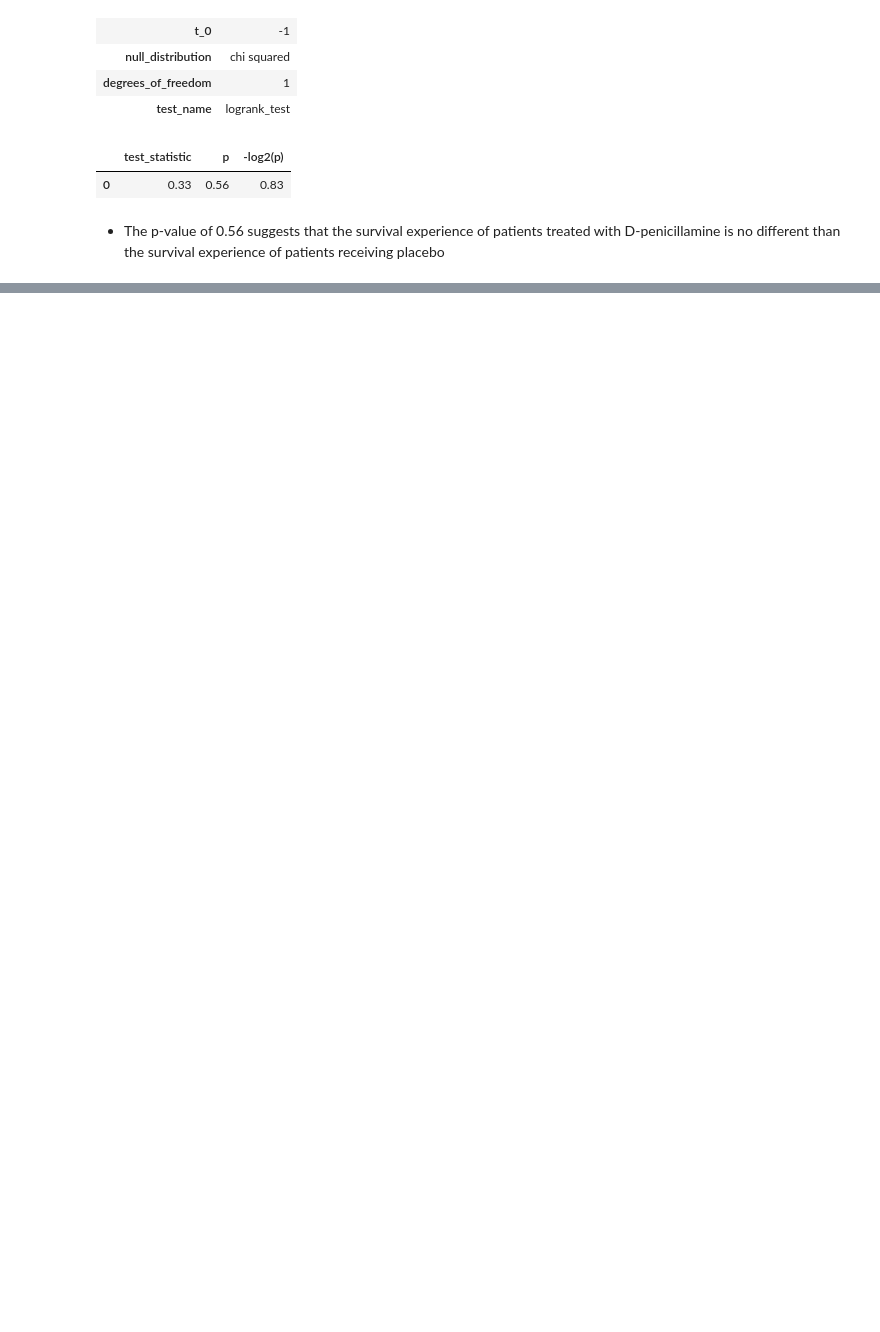
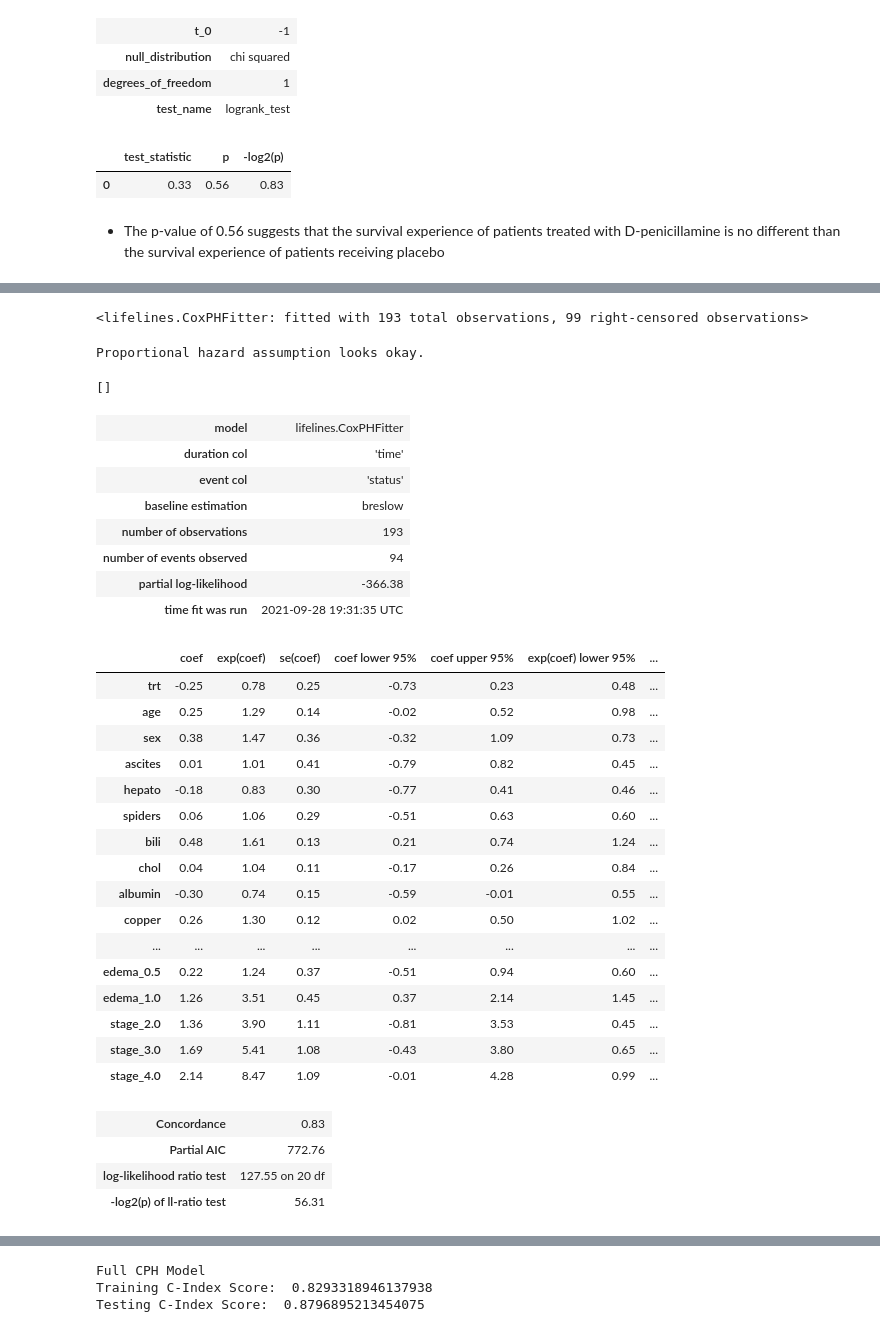
Before and after one commit to rnop/PBC-Survival-Analysis, a Jupyter notebook: Survival_Analysis_Primary_Biliary_Cirrhosis.ipynb, the cells around one changed output, grey strips where cells are left out. Saved outputs shown, nothing was run; the diff lists cells and outputs as text; code cells hidden in the pictures; blank space fills up the shorter version.

```diff
--- a/Survival_Analysis_Primary_Biliary_Cirrhosis.ipynb
+++ b/Survival_Analysis_Primary_Biliary_Cirrhosis.ipynb
@@ -413,4 +455,45 @@ from lifelines import CoxPHFitter
 from lifelines.utils import concordance_index as cindex
 
 cph = CoxPHFitter()
-cph.fit(train_df, duration_col='time')
+cph.fit(train_df, duration_col='time', event_col='status', step_size=0.1)
+# %% [output]
+<lifelines.CoxPHFitter: fitted with 193 total observations, 99 right-censored observations>
+# %%
+cph.check_assumptions(train_df)
+# %% [output]
+Proportional hazard assumption looks okay.
+[]
+# %%
+cph.print_summary()
+cph.plot()
+plt.show()
+# %% [output]
+| model | lifelines.CoxPHFitter |
+| duration col | 'time' |
+| event col | 'status' |
+| baseline estimation | breslow |
+| number of observations | 193 |
+| number of events observed | 94 |
+| partial log-likelihood | -366.38 |
+| time fit was run | 2021-09-28 19:31:35 UTC |
+|  | coef | exp(coef) | se(coef) | coef lower 95% | coef upper 95% | exp(coef) lower 95% | ... |
+| trt | -0.25 | 0.78 | 0.25 | -0.73 | 0.23 | 0.48 | ... |
+| age | 0.25 | 1.29 | 0.14 | -0.02 | 0.52 | 0.98 | ... |
+| sex | 0.38 | 1.47 | 0.36 | -0.32 | 1.09 | 0.73 | ... |
+| ascites | 0.01 | 1.01 | 0.41 | -0.79 | 0.82 | 0.45 | ... |
+| hepato | -0.18 | 0.83 | 0.30 | -0.77 | 0.41 | 0.46 | ... |
+| spiders | 0.06 | 1.06 | 0.29 | -0.51 | 0.63 | 0.60 | ... |
+| bili | 0.48 | 1.61 | 0.13 | 0.21 | 0.74 | 1.24 | ... |
+| chol | 0.04 | 1.04 | 0.11 | -0.17 | 0.26 | 0.84 | ... |
+| albumin | -0.30 | 0.74 | 0.15 | -0.59 | -0.01 | 0.55 | ... |
+| copper | 0.26 | 1.30 | 0.12 | 0.02 | 0.50 | 1.02 | ... |
+| ... | ... | ... | ... | ... | ... | ... | ... |
+| edema_0.5 | 0.22 | 1.24 | 0.37 | -0.51 | 0.94 | 0.60 | ... |
+| edema_1.0 | 1.26 | 3.51 | 0.45 | 0.37 | 2.14 | 1.45 | ... |
+| stage_2.0 | 1.36 | 3.90 | 1.11 | -0.81 | 3.53 | 0.45 | ... |
+| stage_3.0 | 1.69 | 5.41 | 1.08 | -0.43 | 3.80 | 0.65 | ... |
+| stage_4.0 | 2.14 | 8.47 | 1.09 | -0.01 | 4.28 | 0.99 | ... |
+| Concordance | 0.83 |
+| Partial AIC | 772.76 |
+| log-likelihood ratio test | 127.55 on 20 df |
+| -log2(p) of ll-ratio test | 56.31 |
@@ -416,0 +501,8 @@ cph.fit(train_df, duration_col='time')
+# %%
+print("Full CPH Model")
+print("Training C-Index Score: ",cph.score(train_df, scoring_method="concordance_index"))
+print("Testing C-Index Score: ",cph.score(test_df, scoring_method="concordance_index"))
+# %% [output]
+Full CPH Model
+Training C-Index Score:  0.8293318946137938
+Testing C-Index Score:  0.8796895213454075
```
Also changed, not shown: parts of 29 cells of this notebook.
